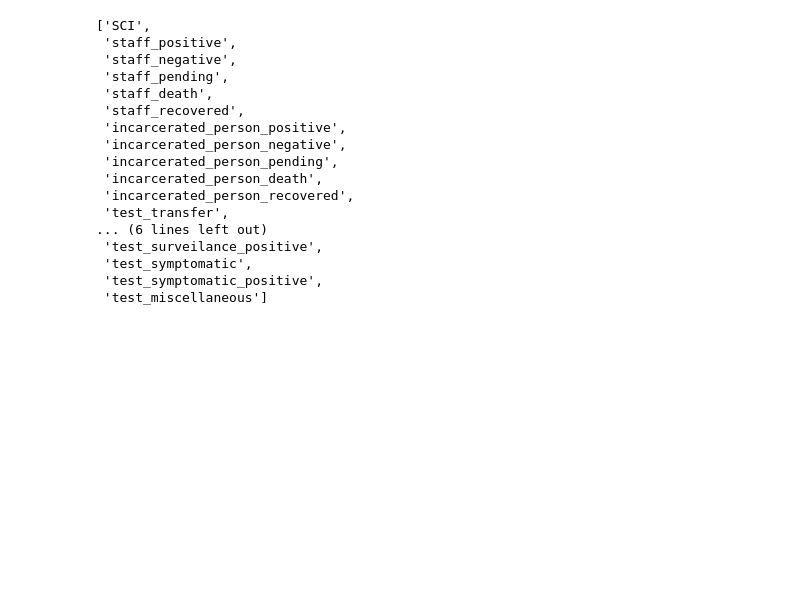
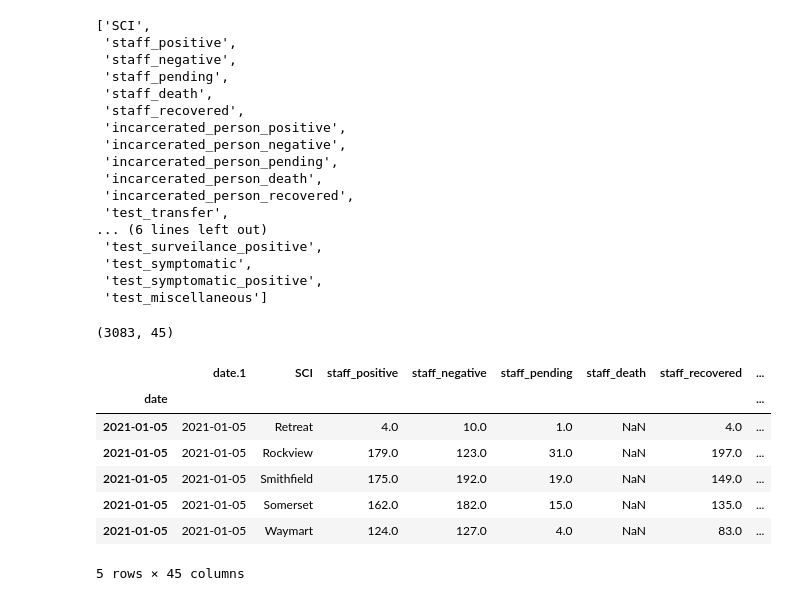
Before and after one commit to jmparelman/PA-SCI_COVID19, a Jupyter notebook: notebooks/plot_DOC_testing_case_data.ipynb, the cells around one changed output. Saved outputs shown, nothing was run; the diff lists cells and outputs as text; code cells hidden in the pictures; blank space fills up the shorter version.

```diff
--- a/notebooks/plot_DOC_testing_case_data.ipynb
+++ b/notebooks/plot_DOC_testing_case_data.ipynb
@@ -256,3 +256,21 @@ cols_for_comparison
  'test_symptomatic',
  'test_symptomatic_positive',
  'test_miscellaneous']
+# %%
+# check 1/6 data issue
+df = pd.read_csv('../data/latest_data/PA_DOC_testing_data_TEMP.csv', parse_dates=True, index_col='date')
+# %%
+df.shape
+# %% [output]
+(3083, 45)
+# %%
+df.tail()
+# %% [output]
+|  | date.1 | SCI | staff_positive | staff_negative | staff_pending | staff_death | staff_recovered | ... |
+| date |  |  |  |  |  |  |  | ... |
+| 2021-01-05 | 2021-01-05 | Retreat | 4.0 | 10.0 | 1.0 | NaN | 4.0 | ... |
+| 2021-01-05 | 2021-01-05 | Rockview | 179.0 | 123.0 | 31.0 | NaN | 197.0 | ... |
+| 2021-01-05 | 2021-01-05 | Smithfield | 175.0 | 192.0 | 19.0 | NaN | 149.0 | ... |
+| 2021-01-05 | 2021-01-05 | Somerset | 162.0 | 182.0 | 15.0 | NaN | 135.0 | ... |
+| 2021-01-05 | 2021-01-05 | Waymart | 124.0 | 127.0 | 4.0 | NaN | 83.0 | ... |
+5 rows × 45 columns
```
Also changed, not shown: parts of 6 cells of this notebook, 1 other file.
